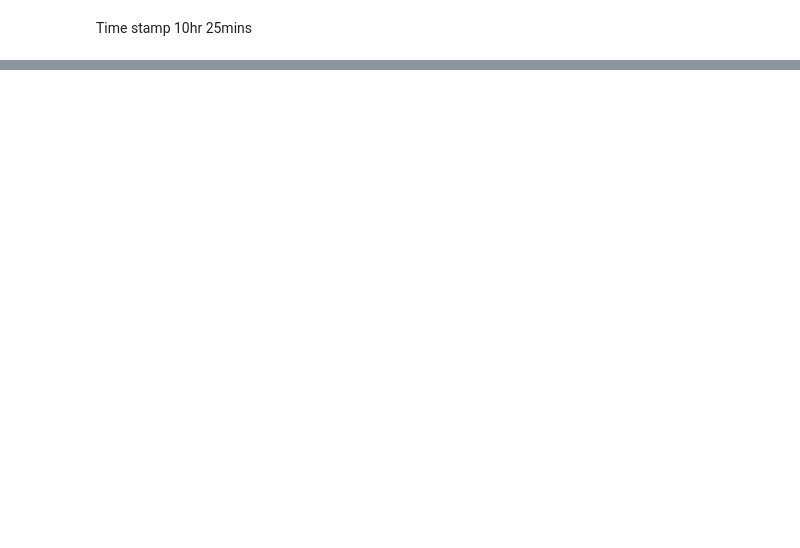
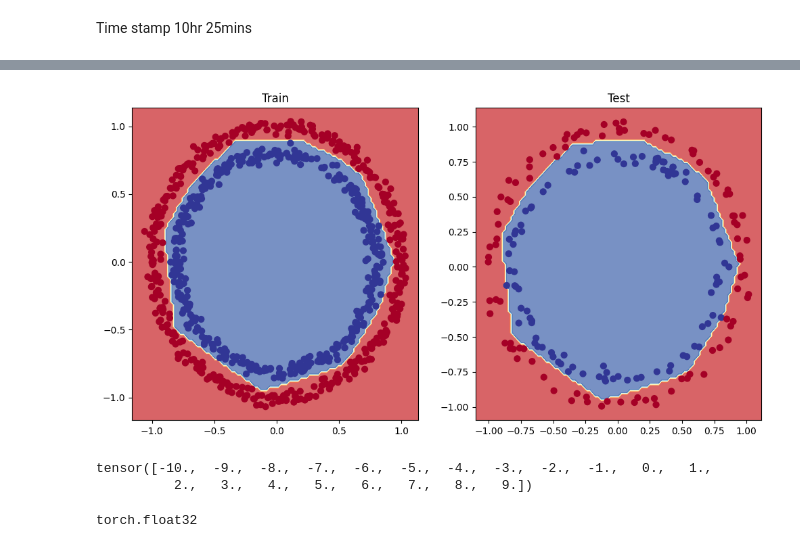
Before and after one commit to abinghamwalker/pytorch-deep-learning, a Jupyter notebook: follow_along/02_follow_along.ipynb, the cells around one changed output, grey strips where cells are left out. Saved outputs shown, nothing was run; the diff lists cells and outputs as text; code cells hidden in the pictures; blank space fills up the shorter version.

```diff
--- a/follow_along/02_follow_along.ipynb
+++ b/follow_along/02_follow_along.ipynb
@@ -278,0 +663,35 @@ Time stamp 10hr 25mins
+# %%
+torch.manual_seed(42)
+torch.cuda.manual_seed(42)
+
+epochs = 10000
+
+X_train, y_train = X_train.to(device), y_train.to(device)
+X_test, y_test = X_test.to(device), y_test.to(device)
+
+for epoch in range(epochs):
+  model_4.train()
+  y_logits = model_4(X_train).squeeze()
+  y_pred = torch.round(torch.sigmoid(y_logits))
+
+  loss = loss_fn(y_logits, y_train)
+  acc = accuracy_fn(y_true=y_train,
+                    y_pred=y_pred)
+
+  optimizer.zero_grad()
+
+  loss.backward()
+
+  optimizer.step()
+
+  model_4.eval()
+  with torch.inference_mode():
+    test_logits = model_4(X_test).squeeze()
+    test_pred = torch.round(torch.sigmoid(test_logits))
+    test_loss = loss_fn(test_logits,
+                        y_test)
+    test_acc = accuracy_fn(y_true=y_test,
+                           y_pred=test_pred)
+
+  if epoch % 1000 == 0:
+    print(f"Epoch: {epoch} | Loss: {loss:.5f}, Acc: {acc:.2f}% | Test loss: {test_loss:.5f}, Test acc: {test_acc:.2f}%")
@@ -278,0 +709,11 @@ Time stamp 10hr 25mins
+# %%
+# Plot decision boundary of the model
+plt.figure(figsize=(12, 6))
+plt.subplot(1, 2, 1)
+plt.title("Train")
+plot_decision_boundary(model_4, X_train, y_train)
+plt.subplot(1, 2, 2)
+plt.title("Test")
+plot_decision_boundary(model_4, X_test, y_test)
+# %% [output]
+[figure, added]
@@ -278,0 +722,9 @@ Time stamp 10hr 25mins
+# %%
+A
+# %% [output]
+tensor([-10.,  -9.,  -8.,  -7.,  -6.,  -5.,  -4.,  -3.,  -2.,  -1.,   0.,   1.,
+          2.,   3.,   4.,   5.,   6.,   7.,   8.,   9.])
+# %%
+A.dtype
+# %% [output]
+torch.float32
```
Also changed, not shown: parts of 41 cells of this notebook, 1 other file.
